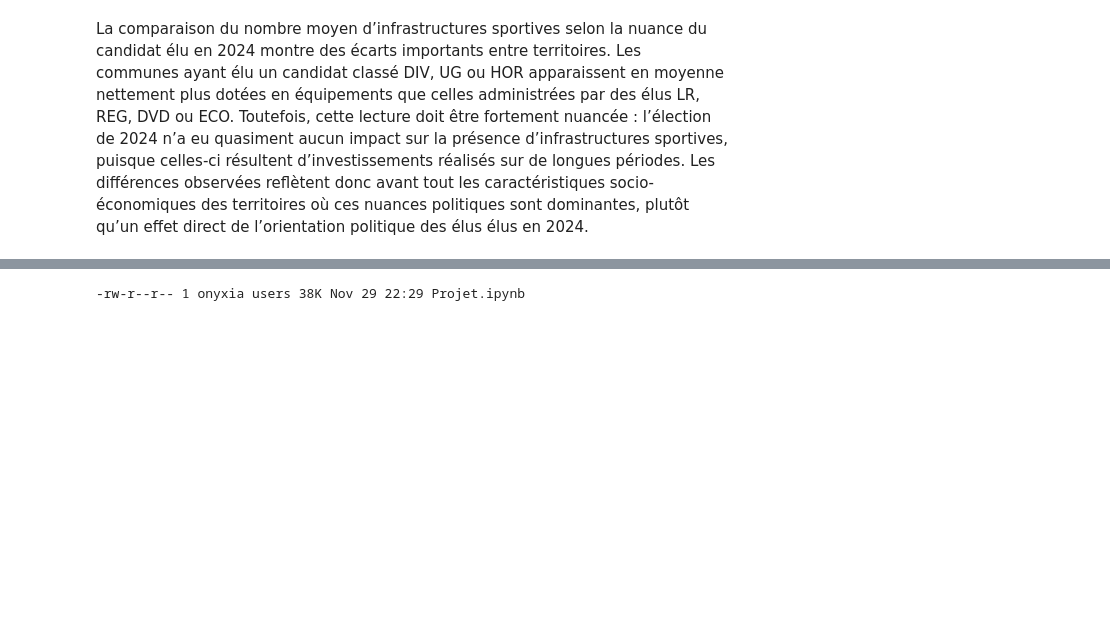
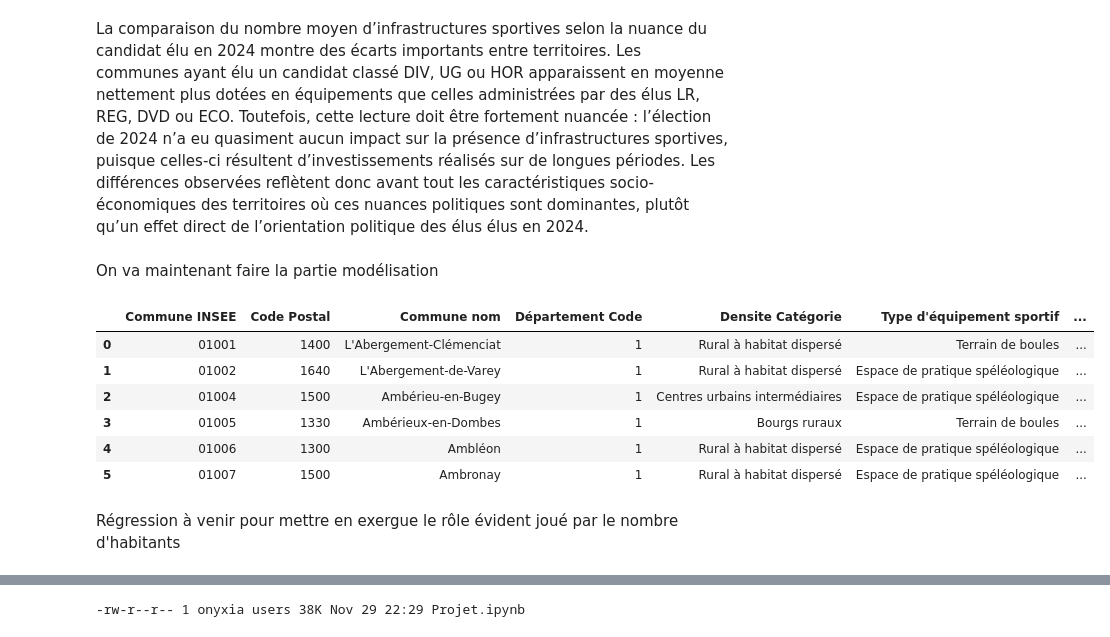
Before and after one commit to MaximeHirsch/Projet-python-deserts-sportifs, a Jupyter notebook: Projet.ipynb, the cells around one changed output, grey strips where cells are left out. Saved outputs shown, nothing was run; the diff lists cells and outputs as text; code cells hidden in the pictures; blank space fills up the shorter version.

```diff
--- a/Projet.ipynb
+++ b/Projet.ipynb
@@ -875,3 +877,25 @@ tab_barplot(infra_par_pol, "Nombre d'infrastructures moyen par commune selon la
 [figure]
 # %% [markdown]
 La comparaison du nombre moyen d’infrastructures sportives selon la nuance du candidat élu en 2024 montre des écarts importants entre territoires. Les communes ayant élu un candidat classé DIV, UG ou HOR apparaissent en moyenne nettement plus dotées en équipements que celles administrées par des élus LR, REG, DVD ou ECO. Toutefois, cette lecture doit être fortement nuancée : l’élection de 2024 n’a eu quasiment aucun impact sur la présence d’infrastructures sportives, puisque celles-ci résultent d’investissements réalisés sur de longues périodes. Les différences observées reflètent donc avant tout les caractéristiques socio-économiques des territoires où ces nuances politiques sont dominantes, plutôt qu’un effet direct de l’orientation politique des élus élus en 2024.
+# %% [markdown]
+On va maintenant faire la partie modélisation
+# %%
+#On transforme notre base de données pour faire des régressions
+
+infra_count = df_final.groupby('Commune INSEE').size().reset_index(name='Nb_infrastructures')
+
+autres_vars = df_final.groupby('Commune INSEE').first().reset_index()
+
+df_commune = autres_vars.merge(infra_count, on='Commune INSEE', how='left')
+
+df_commune.head(6)
+# %% [output]
+|  | Commune INSEE | Code Postal | Commune nom | Département Code | Densite Catégorie | Type d'équipement sportif | ... |
+| 0 | 01001 | 1400 | L'Abergement-Clémenciat | 1 | Rural à habitat dispersé | Terrain de boules | ... |
+| 1 | 01002 | 1640 | L'Abergement-de-Varey | 1 | Rural à habitat dispersé | Espace de pratique spéléologique | ... |
+| 2 | 01004 | 1500 | Ambérieu-en-Bugey | 1 | Centres urbains intermédiaires | Espace de pratique spéléologique | ... |
+| 3 | 01005 | 1330 | Ambérieux-en-Dombes | 1 | Bourgs ruraux | Terrain de boules | ... |
+| 4 | 01006 | 1300 | Ambléon | 1 | Rural à habitat dispersé | Espace de pratique spéléologique | ... |
+| 5 | 01007 | 1500 | Ambronay | 1 | Rural à habitat dispersé | Espace de pratique spéléologique | ... |
+# %% [markdown]
+Régression à venir pour mettre en exergue le rôle évident joué par le nombre d'habitants
```
Also changed, not shown: parts of 6 cells of this notebook.
